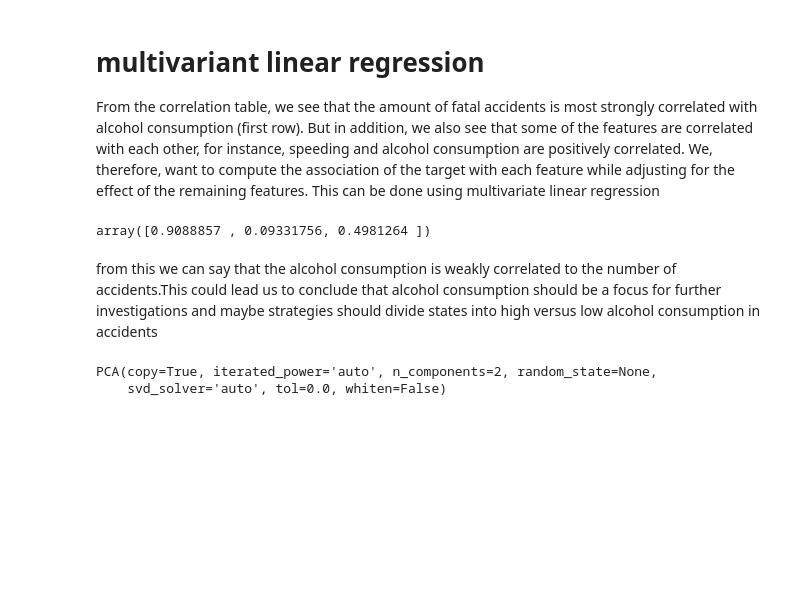
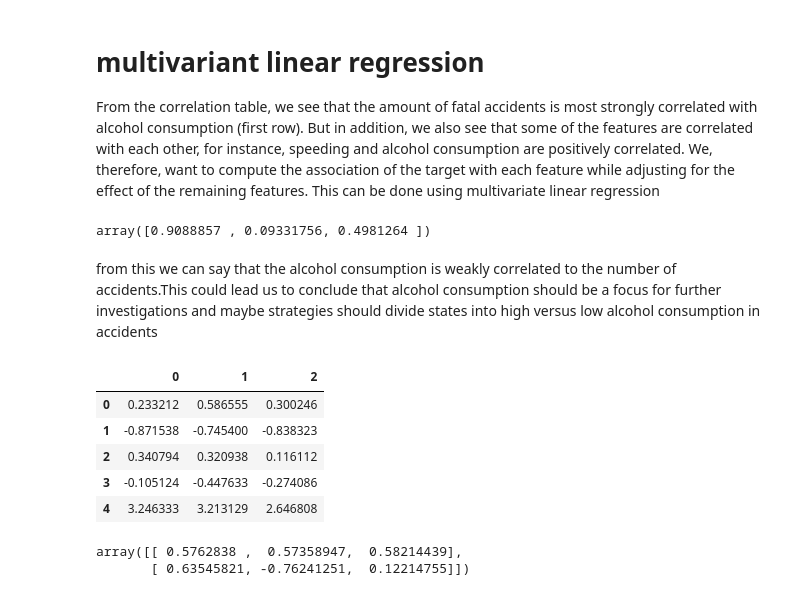
Before and after one commit to pavi-ninjaac/Data_Science_internship_program_Technocolaps_July2020, a Jupyter notebook: Final_project/final_project_technocolaps_ds.ipynb, the cells around one changed output. Drawn from its saved outputs; the diff is of its cells as text; code cells hidden in the pictures; blank space fills up the shorter version.

```diff
--- a/Final_project/final_project_technocolaps_ds.ipynb
+++ b/Final_project/final_project_technocolaps_ds.ipynb
@@ -103,11 +103,40 @@ lr.coef_
 array([0.9088857 , 0.09331756, 0.4981264 ])
 # %% [markdown]
  from this we can say that the alcohol consumption is weakly correlated to the number of accidents.This could lead us to conclude that alcohol consumption should be a focus for further investigations and maybe strategies should divide states into high versus low alcohol consumption in accidents
-# %%
-# pca
-from sklearn.decomposition import PCA
-pca=PCA(n_components=2)
-pca.fit(data_acci.iloc[:,1:])
-# %% [output]
-PCA(copy=True, iterated_power='auto', n_components=2, random_state=None,
-    svd_solver='auto', tol=0.0, whiten=False)
+# %%
+# pca
+#PCA uses the absolute variance to calculate the overall variance explained for each principal component,
+#so it is important that the features are on a similar scale
+
+# sclaing the data
+from sklearn.preprocessing import StandardScaler
+
+#create scalar object
+scalar=StandardScaler()
+
+#fit and transform the data
+data_scaled=scalar.fit_transform(data_acci.iloc[:,1:-1])
+
+#transform numpy array to dataframe to apply the iloc function
+data_scaled=pd.DataFrame(data_scaled)
+
+#apply  PCA for feature extraction process
+from sklearn.decomposition import PCA
+
+pca=PCA(n_components=2)
+
+pca.fit(data_scaled)
+data_scaled.head()
+# %% [output]
+|  | 0 | 1 | 2 |
+| 0 | 0.233212 | 0.586555 | 0.300246 |
+| 1 | -0.871538 | -0.745400 | -0.838323 |
+| 2 | 0.340794 | 0.320938 | 0.116112 |
+| 3 | -0.105124 | -0.447633 | -0.274086 |
+| 4 | 3.246333 | 3.213129 | 2.646808 |
+# %%
+# shape(n_componetions,n_features) Principal axes in feature space, representing the directions of maximum variance in the data.
+pca.components_
+# %% [output]
+array([[ 0.5762838 ,  0.57358947,  0.58214439],
+       [ 0.63545821, -0.76241251,  0.12214755]])
```
Also changed, not shown: parts of 3 cells of this notebook.
